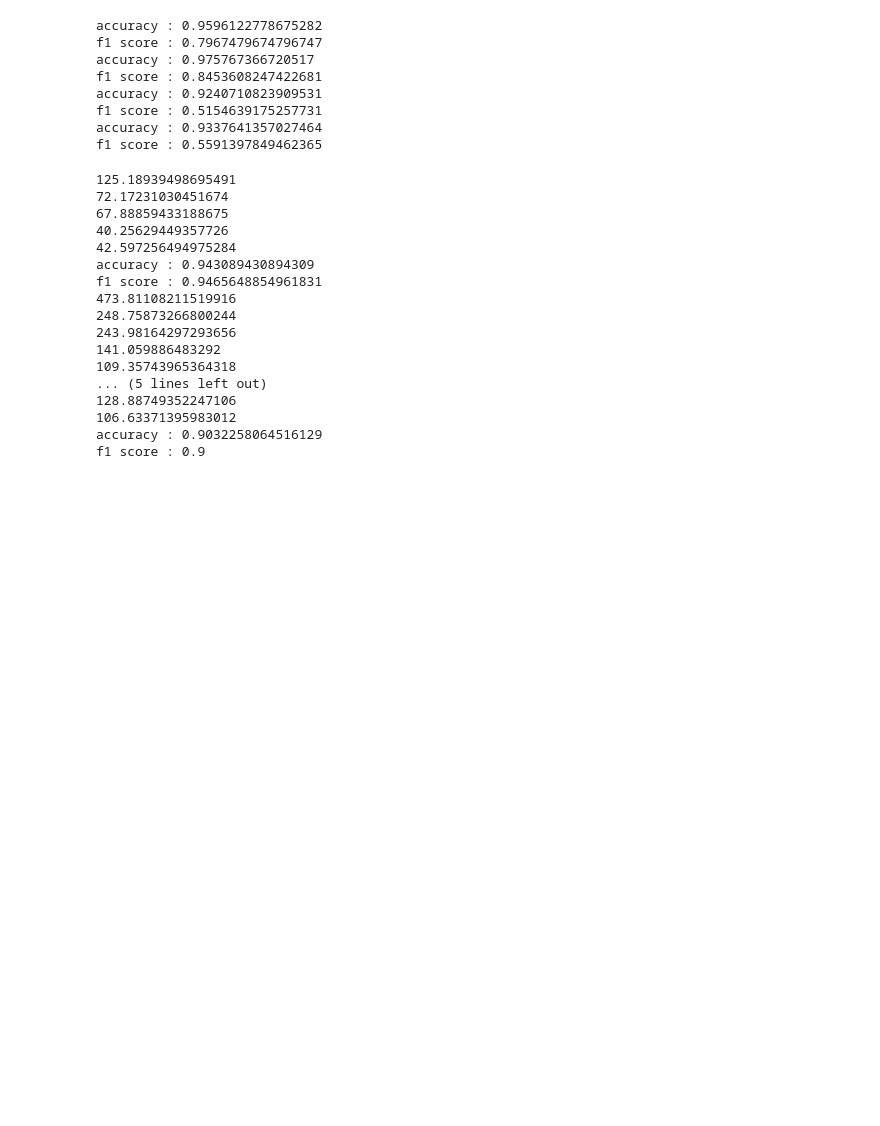
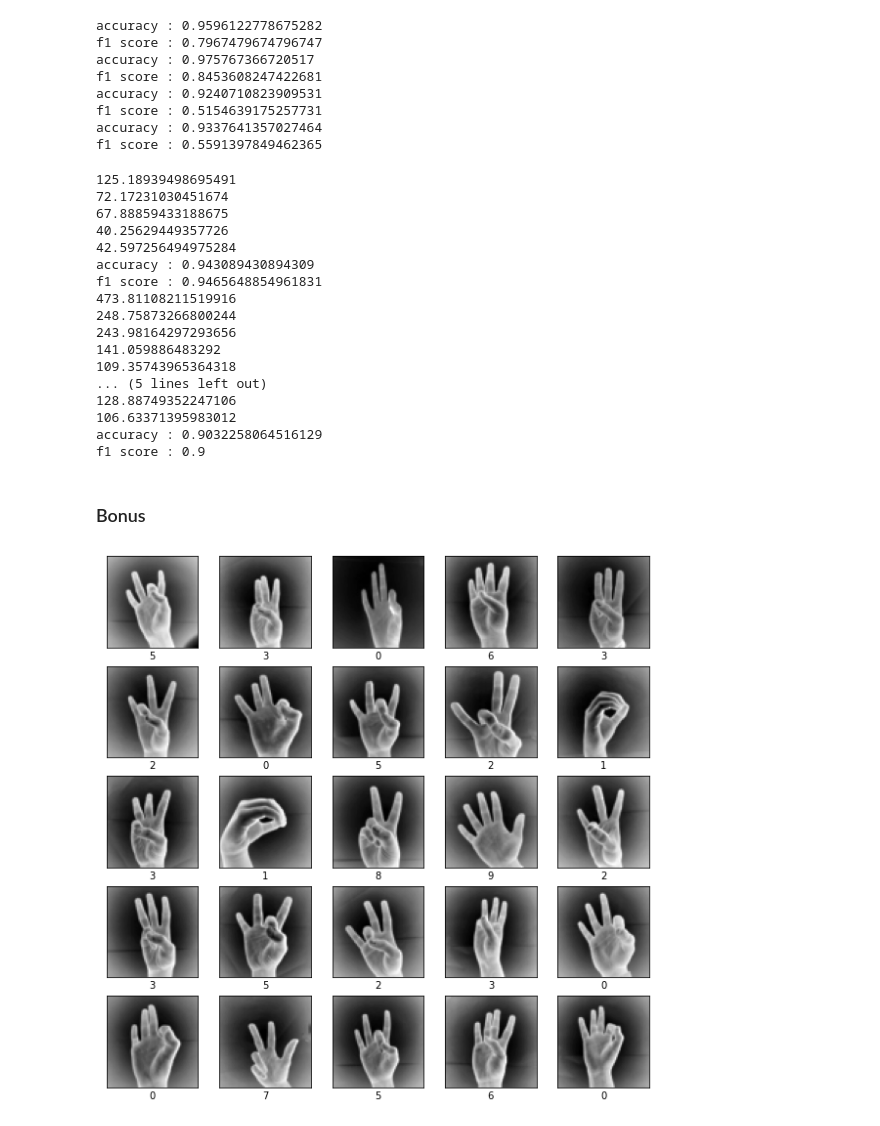
Before and after one commit to kanishk779/SMAI-2, a Jupyter notebook: question2.ipynb, the cells around one changed output. Saved outputs shown, nothing was run; the diff lists cells and outputs as text; code cells hidden in the pictures; blank space fills up the shorter version.

Commit message:
Start Bonus

```diff
--- a/question2.ipynb
+++ b/question2.ipynb
@@ -223,3 +223,20 @@ for i in range(3):
 def give_max(x):
     return np.argmax(np.bincount(x))
 np.vectorize(give_max,signature='(n)->()')(predictions.astype(int))
+# %% [markdown]
+### Bonus
+# %%
+x_l = x_l.reshape(2062, 64, 64)
+class_names = ['0', '1', '2', '3', '4', '5', '6', '7', '8', '9']
+x_train, x_test, y_train, y_test = train_test_split(x_l, y_l, test_size=0.30, shuffle=True)
+plt.figure(figsize=(10,10))
+for i in range(25):
+    plt.subplot(5,5,i+1)
+    plt.xticks([])
+    plt.yticks([])
+    plt.grid(False)
+    plt.imshow(x_train[i], cmap=plt.cm.binary)
+    plt.xlabel(class_names[np.argmax(y_train[i])]) # this is done to get the index where one is present
+plt.show()
+# %% [output]
+[figure, added]
```
